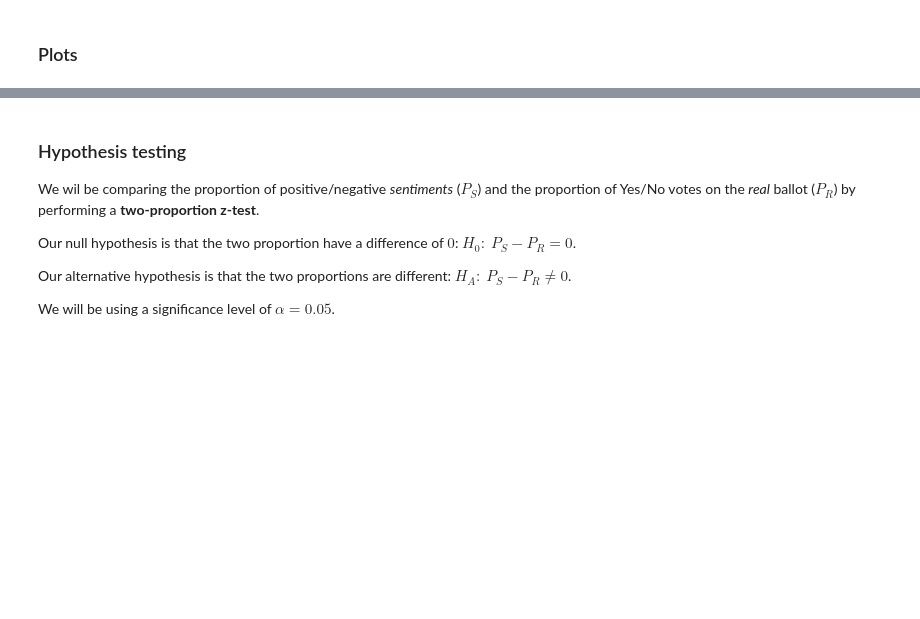
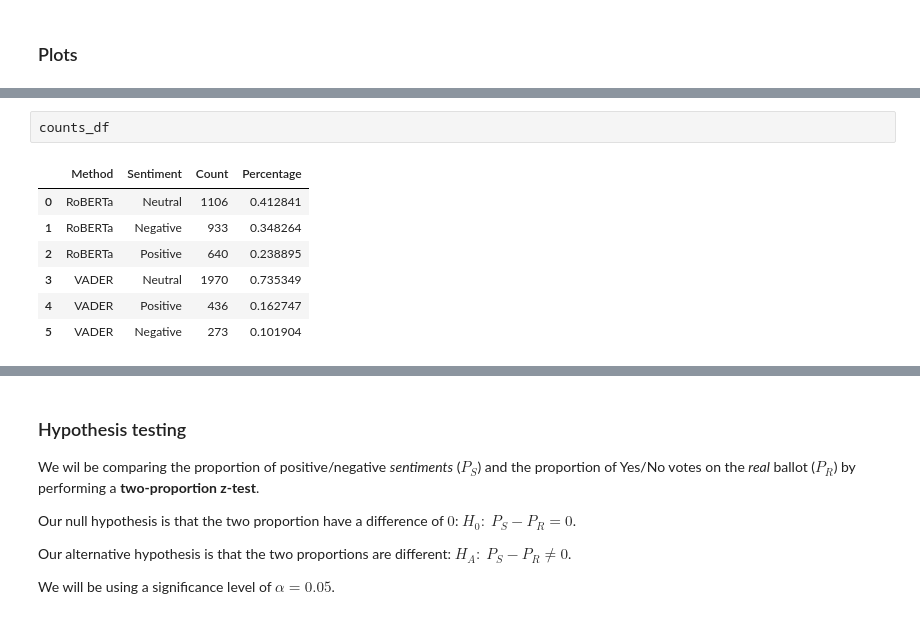
Before and after one commit to lbarrett24/CA-Election-Data-Challenge, a Jupyter notebook: Prop30_Twitter_SA.ipynb, the cells around one changed output, grey strips where cells are left out. Drawn from its saved outputs; the diff is of its cells as text; blank space fills up the shorter version.

```diff
--- a/Prop30_Twitter_SA.ipynb
+++ b/Prop30_Twitter_SA.ipynb
@@ -256,0 +224,10 @@ counts_df['graph_pos'] = counts_df['Percentage'] / 2
+# %%
+counts_df
+# %% [output]
+|  | Method | Sentiment | Count | Percentage |
+| 0 | RoBERTa | Neutral | 1106 | 0.412841 |
+| 1 | RoBERTa | Negative | 933 | 0.348264 |
+| 2 | RoBERTa | Positive | 640 | 0.238895 |
+| 3 | VADER | Neutral | 1970 | 0.735349 |
+| 4 | VADER | Positive | 436 | 0.162747 |
+| 5 | VADER | Negative | 273 | 0.101904 |
```
Also changed, not shown: parts of 27 cells of this notebook.
